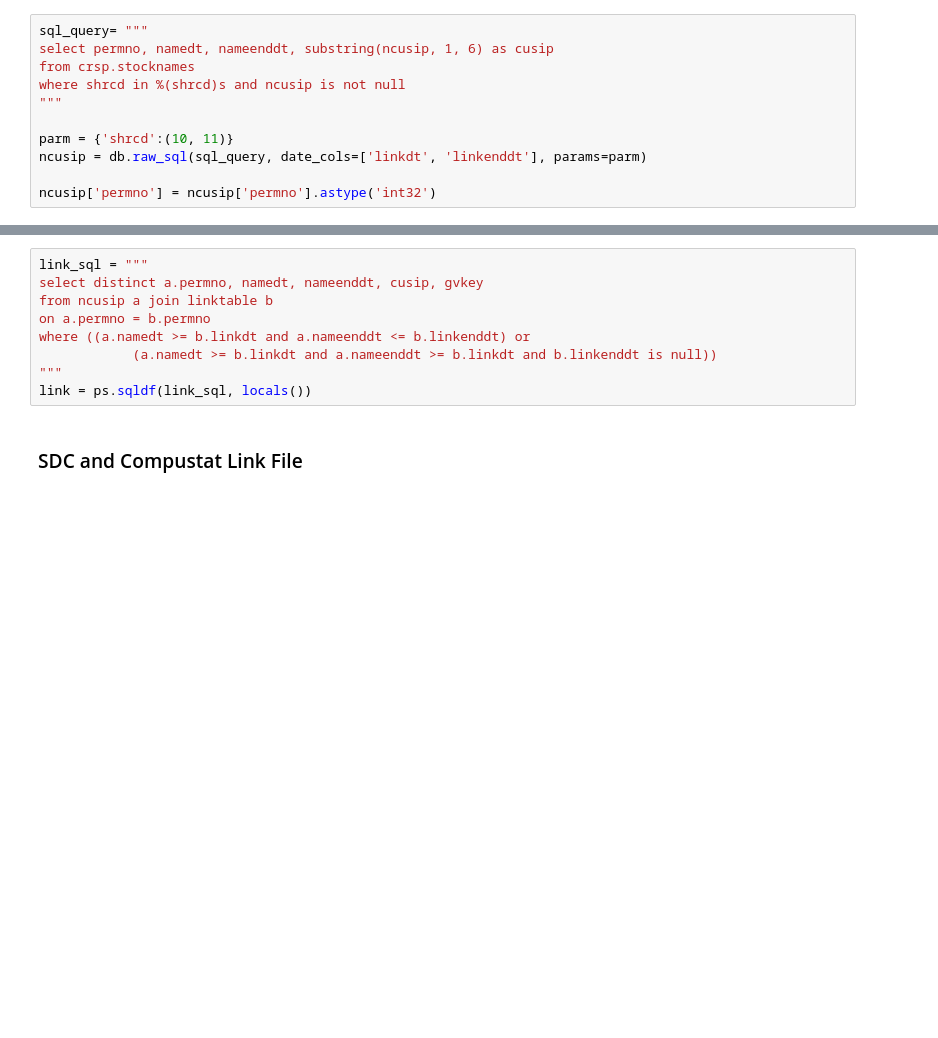
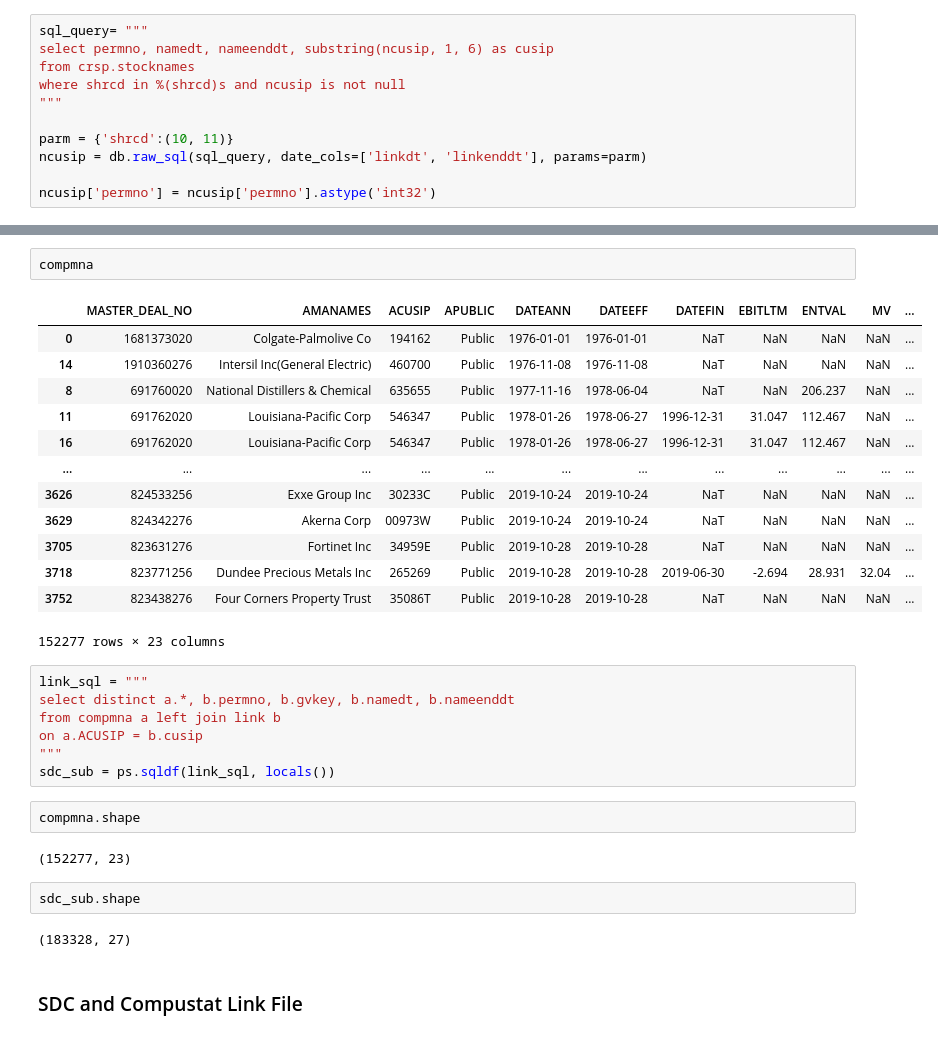
Before and after one commit to heejinohn/cko2019, a Jupyter notebook: 1_code/Review_IV.ipynb, the cells around one changed output, grey strips where cells are left out. Drawn from its saved outputs; the diff is of its cells as text; blank space fills up the shorter version.

```diff
--- a/1_code/Review_IV.ipynb
+++ b/1_code/Review_IV.ipynb
@@ -235,12 +274,34 @@ ncusip['permno'] = ncusip['permno'].astype('int32')
+# %%
+compmna
+# %% [output]
+|  | MASTER_DEAL_NO | AMANAMES | ACUSIP | APUBLIC | DATEANN | DATEEFF | DATEFIN | EBITLTM | ENTVAL | MV | ... |
+| 0 | 1681373020 | Colgate-Palmolive Co | 194162 | Public | 1976-01-01 | 1976-01-01 | NaT | NaN | NaN | NaN | ... |
+| 14 | 1910360276 | Intersil Inc(General Electric) | 460700 | Public | 1976-11-08 | 1976-11-08 | NaT | NaN | NaN | NaN | ... |
+| 8 | 691760020 | National Distillers & Chemical | 635655 | Public | 1977-11-16 | 1978-06-04 | NaT | NaN | 206.237 | NaN | ... |
+| 11 | 691762020 | Louisiana-Pacific Corp | 546347 | Public | 1978-01-26 | 1978-06-27 | 1996-12-31 | 31.047 | 112.467 | NaN | ... |
+| 16 | 691762020 | Louisiana-Pacific Corp | 546347 | Public | 1978-01-26 | 1978-06-27 | 1996-12-31 | 31.047 | 112.467 | NaN | ... |
+| ... | ... | ... | ... | ... | ... | ... | ... | ... | ... | ... | ... |
+| 3626 | 824533256 | Exxe Group Inc | 30233C | Public | 2019-10-24 | 2019-10-24 | NaT | NaN | NaN | NaN | ... |
+| 3629 | 824342276 | Akerna Corp | 00973W | Public | 2019-10-24 | 2019-10-24 | NaT | NaN | NaN | NaN | ... |
+| 3705 | 823631276 | Fortinet Inc | 34959E | Public | 2019-10-28 | 2019-10-28 | NaT | NaN | NaN | NaN | ... |
+| 3718 | 823771256 | Dundee Precious Metals Inc | 265269 | Public | 2019-10-28 | 2019-10-28 | 2019-06-30 | -2.694 | 28.931 | 32.04 | ... |
+| 3752 | 823438276 | Four Corners Property Trust | 35086T | Public | 2019-10-28 | 2019-10-28 | NaT | NaN | NaN | NaN | ... |
+152277 rows × 23 columns
 # %%
 link_sql = """
-select distinct a.permno, namedt, nameenddt, cusip, gvkey
-from ncusip a join linktable b
-on a.permno = b.permno
-where ((a.namedt >= b.linkdt and a.nameenddt <= b.linkenddt) or
-            (a.namedt >= b.linkdt and a.nameenddt >= b.linkdt and b.linkenddt is null))
+select distinct a.*, b.permno, b.gvkey, b.namedt, b.nameenddt
+from compmna a left join link b
+on a.ACUSIP = b.cusip
 """
-link = ps.sqldf(link_sql, locals())
+sdc_sub = ps.sqldf(link_sql, locals())
+# %%
+compmna.shape
+# %% [output]
+(152277, 23)
+# %%
+sdc_sub.shape
+# %% [output]
+(183328, 27)
 # %% [markdown]
 ### SDC and Compustat Link File
 # %% [markdown]
```
Also changed, not shown: parts of 4 cells of this notebook, 2 other files.
